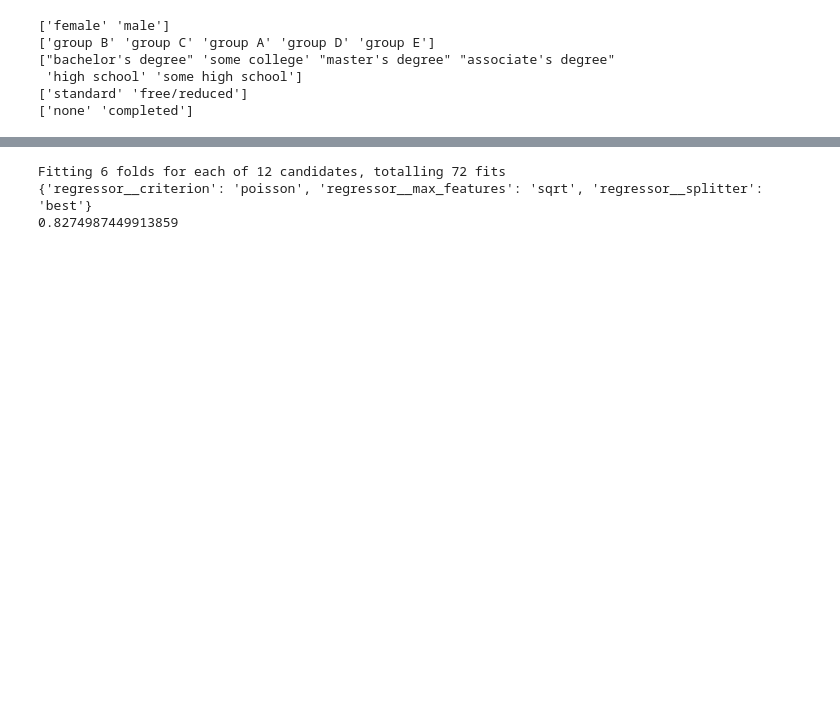
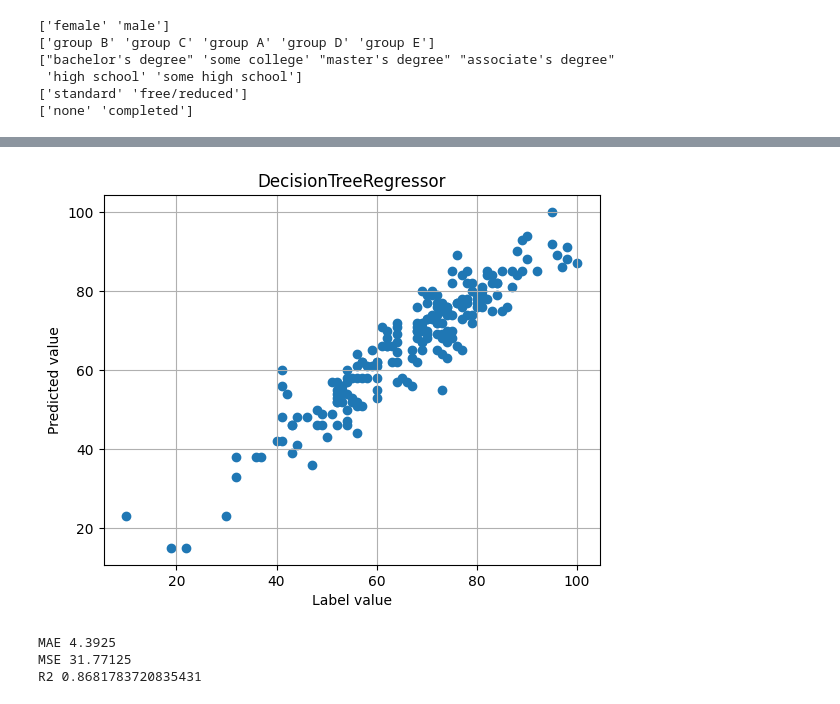
Before and after one commit to minhAI2045/Build-model-predicting-diabetes, a Jupyter notebook: AIbaocao.ipynb, the cells around one changed output, grey strips where cells are left out. Cells and saved outputs as stored; diff of their text form; code cells hidden in the pictures; blank space fills up the shorter version.

```diff
--- a/AIbaocao.ipynb
+++ b/AIbaocao.ipynb
@@ -226,35 +229,36 @@ Fitting 6 folds for each of 24 candidates, totalling 144 fits
 # %%
 reg5 = Pipeline(steps=[
     ("preprocessor", preprocessor),
     ("regressor",DecisionTreeRegressor()),
 ])
 
-# reg5.fit(x_train,y_train)
-# y_predict5 = reg5.predict(x_test)
-# fig, ax = plt.subplots()
-# ax.scatter(y_test, y_predict5)
-# ax.set_title("DecisionTreeRegressor")
-# ax.set_xlabel("Label value")
-# ax.set_ylabel("Predicted value")
-# ax.grid()
-# plt.show()
+reg5.fit(x_train,y_train)
+y_predict5 = reg5.predict(x_test)
+fig, ax = plt.subplots()
+ax.scatter(y_test, y_predict5)
+ax.set_title("DecisionTreeRegressor")
+ax.set_xlabel("Label value")
+ax.set_ylabel("Predicted value")
+ax.grid()
+plt.show()
 # for i,j in zip(y_test,y_predict1):
 #      print("Actual {} . Predict{}".format(i,j))
-# print("MAE {}".format(mean_absolute_error(y_test,y_predict5)))
-# print("MSE {}".format((mean_squared_error(y_test,y_predict5))))
-# print("R2 {}".format((r2_score(y_test,y_predict5))))
+print("MAE {}".format(mean_absolute_error(y_test,y_predict5)))
+print("MSE {}".format((mean_squared_error(y_test,y_predict5))))
+print("R2 {}".format((r2_score(y_test,y_predict5))))
 
-# Tìm bộ parameter tốt nhất
-parameters = {
-    "regressor__criterion": ["squared_error", "absolute_error","poisson"],
-    "regressor__splitter": ["best","random"],
-    "regressor__max_features":["sqrt","log2"]
-}
-model5 = GridSearchCV(reg5, param_grid= parameters, scoring  ="r2", cv = 6, verbose = 2,n_jobs=8)
-model5.fit(x_train, y_train)
-print(model5.best_params_)
-print(model5.best_score_)
+# Find the optimal set of parameters
+# parameters = {
+#     "regressor__criterion": ["squared_error", "absolute_error","poisson"],
+#     "regressor__splitter": ["best","random"],
+#     "regressor__max_features":["sqrt","log2"]
+# }
+# model5 = GridSearchCV(reg5, param_grid= parameters, scoring  ="r2", cv = 6, verbose = 2,n_jobs=8)
+# model5.fit(x_train, y_train)
+# print(model5.best_params_)
+# print(model5.best_score_)
 # %% [output]
+[figure, added]
-Fitting 6 folds for each of 12 candidates, totalling 72 fits
-{'regressor__criterion': 'poisson', 'regressor__max_features': 'sqrt', 'regressor__splitter': 'best'}
-0.8274987449913859
+MAE 4.3925
+MSE 31.77125
+R2 0.8681783720835431
```
Also changed, not shown: parts of 7 cells of this notebook.
